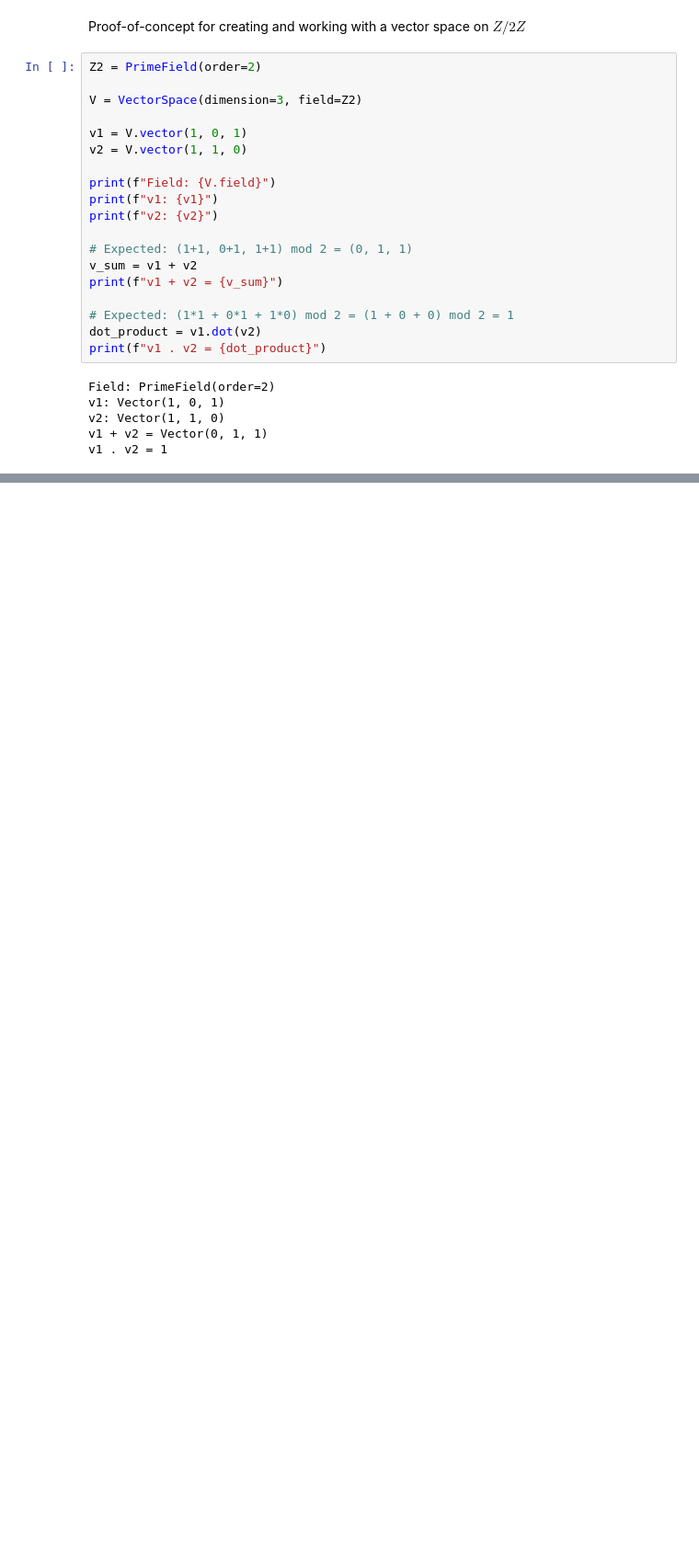
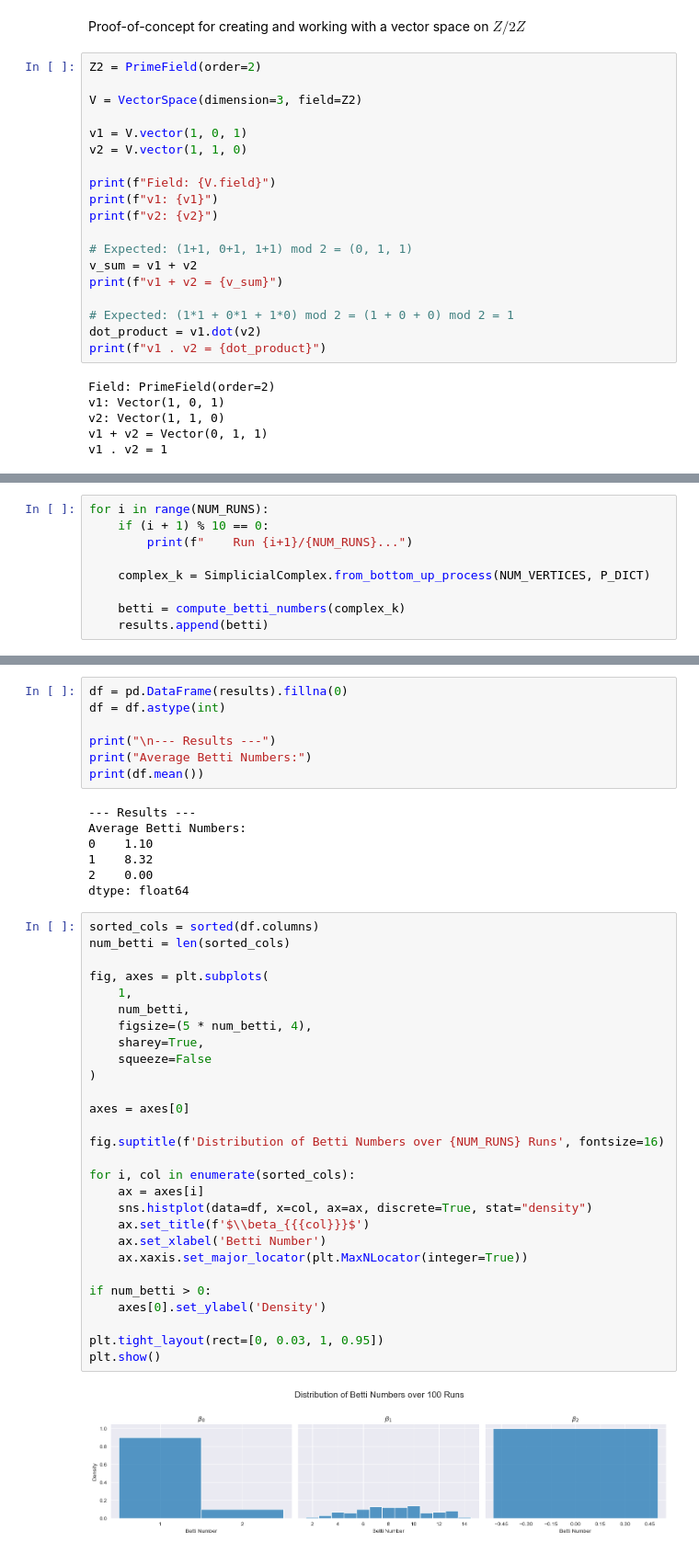
Before and after one commit to mkerr316/drp_fall_25, a Jupyter notebook: notebooks/problem_set_2.ipynb, the cells around one changed output, grey strips where cells are left out. Shown at 92% size. Saved outputs shown, nothing was run; the diff lists cells and outputs as text; blank space fills up the shorter version.

```diff
--- a/notebooks/problem_set_2.ipynb
+++ b/notebooks/problem_set_2.ipynb
@@ -34,0 +55,9 @@ Generate 100 complexes from a list of 10 vertices and record each set of Betti N
+# %%
+for i in range(NUM_RUNS):
+    if (i + 1) % 10 == 0:
+        print(f"    Run {i+1}/{NUM_RUNS}...")
+
+    complex_k = SimplicialComplex.from_bottom_up_process(NUM_VERTICES, P_DICT)
+
+    betti = compute_betti_numbers(complex_k)
+    results.append(betti)
@@ -34,0 +75,44 @@ Generate 100 complexes from a list of 10 vertices and record each set of Betti N
+# %%
+df = pd.DataFrame(results).fillna(0)
+df = df.astype(int)
+
+print("\n--- Results ---")
+print("Average Betti Numbers:")
+print(df.mean())
+# %% [output]
+--- Results ---
+Average Betti Numbers:
+0    1.10
+1    8.32
+2    0.00
+dtype: float64
+# %%
+sorted_cols = sorted(df.columns)
+num_betti = len(sorted_cols)
+
+fig, axes = plt.subplots(
+    1,
+    num_betti,
+    figsize=(5 * num_betti, 4),
+    sharey=True,
+    squeeze=False
+)
+
+axes = axes[0]
+
+fig.suptitle(f'Distribution of Betti Numbers over {NUM_RUNS} Runs', fontsize=16)
+
+for i, col in enumerate(sorted_cols):
+    ax = axes[i]
+    sns.histplot(data=df, x=col, ax=ax, discrete=True, stat="density")
+    ax.set_title(f'$\\beta_{{{col}}}$')
+    ax.set_xlabel('Betti Number')
+    ax.xaxis.set_major_locator(plt.MaxNLocator(integer=True))
+
+if num_betti > 0:
+    axes[0].set_ylabel('Density')
+
+plt.tight_layout(rect=[0, 0.03, 1, 0.95])
+plt.show()
+# %% [output]
+[figure, added]
```
Also changed, not shown: parts of 6 cells of this notebook, 2 other files.
